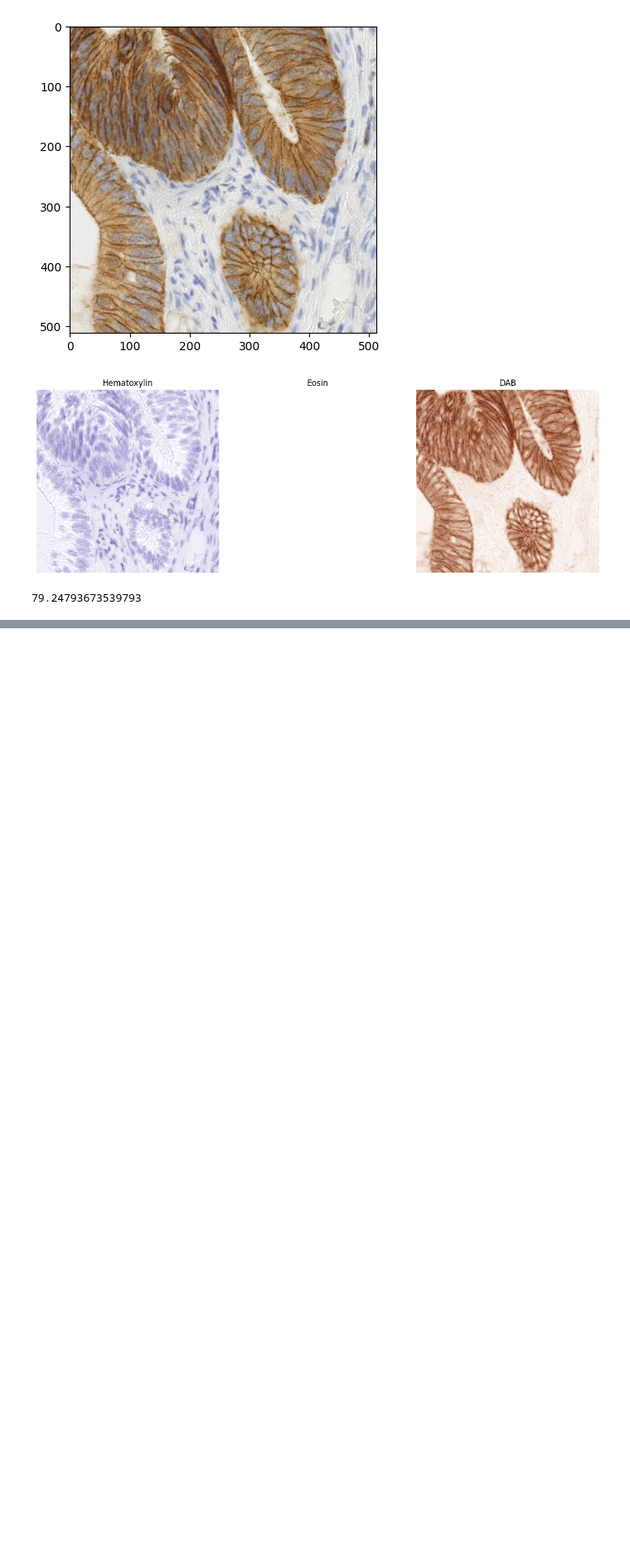
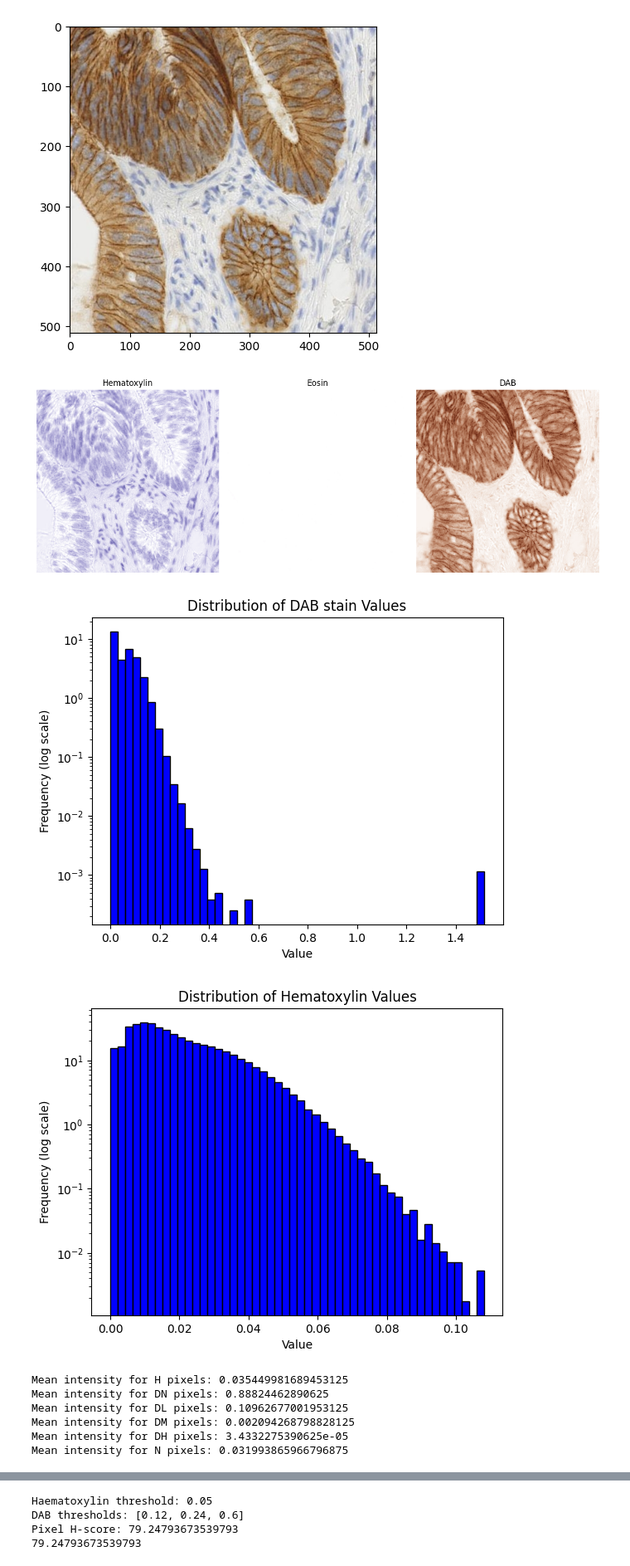
Before and after one commit to IntegratedPathologyUnit-ICR/pyhscore, a Jupyter notebook: nbs/00_score.ipynb, the cells around one changed output, grey strips where cells are left out. Shown at 83% size. Cells and saved outputs as stored; diff of their text form; code cells hidden in the pictures; blank space fills up the shorter version.

```diff
--- a/nbs/00_score.ipynb
+++ b/nbs/00_score.ipynb
@@ -33,11 +34,15 @@ def compute_pxlhscore(
         (height, width, channels).
 
     - h_threshold (str or float): Threshold for Hematoxylin intensity.
-        If 'auto', the threshold is set to the mean intensity.
+        If 'default', the threshold is set to 0.05.
+        If 'static', the threshold is set to the mean intensity.
+        If 'auto', the threshold is set based on Otsu's thresholding.
 
     - d_thresholds (str or list of floats): Thresholds for DAB intensity,
         defining negative, low, medium, and high intensity ranges.
-        If 'auto', thresholds are set to the 90th, 94.95th, and 99.9th percentiles.
+        If 'default', thresholds are set to [0.12, 0.24, 0.6].
+        If 'static', thresholds are set to the 90th, 94.95th, and 99.9th percentiles.
+        If 'auto', thresholds are set based on Otsu's thresholding for 3 classes.
 
     - verbose (bool): If True, displays histograms of the distributions of
         Hematoxylin and DAB stain values, and images showing pixels classified
@@ -55,13 +60,23 @@ def compute_pxlhscore(
     h_array = hed_img[:, :, 0].flatten()
     d_array = hed_img[:, :, 2].flatten()
 
-    # Automatic thresholding for Hematoxylin if requested
-    if h_threshold == "auto":
+    # Hematoxylin thresholds
+    if h_threshold == "default":
+        h_threshold = 0.05
+    elif h_threshold == "static":
         h_threshold = np.mean(h_array)
-
-    # Automatic thresholding for DAB if requested
-    if d_thresholds == "auto":
+    elif h_threshold == "auto":
+        h_threshold = ski.filters.threshold_otsu(
+            image=h_array, nbins=256, hist=None)
+    # DAB thresholds
+    if d_thresholds == "default":
+        d_thresholds = [0.12, 0.24, 0.6]
+    elif d_thresholds == "static":
         d_thresholds = np.quantile(d_array, [0.9, 0.9495, 0.999])
+    elif d_thresholds == "auto":
+        d_thresholds = ski.filters.threshold_multiotsu(
+            image=d_array, classes=4,
+            nbins=256, hist=None)
 
     # Plotting histograms if verbose mode is on
     if verbose:
@@ -98,7 +113,7 @@ def compute_pxlhscore(
         print(f"Mean intensity for DH pixels: {dh_pixels.mean()}")
         print(f"Mean intensity for N pixels: {n_pixels.mean()}")
 
-        fig, axs = matplotlib.pyplot.subplots(2, 2, figsize=(6, 6))
+        fig, axs = pyplot.subplots(2, 2, figsize=(6, 6))
         axs[0, 0].imshow(dh_pixels)
         axs[0, 0].set_title("High DAB")
         axs[0, 1].imshow(dm_pixels)
@@ -110,7 +125,7 @@ def compute_pxlhscore(
         for ax_row in axs:
             for ax in ax_row:
                 ax.axis("off")
-        matplotlib.pyplot.show()
+        pyplot.show()
 
     # Calculating the pixel H-score
     dh_pixels_sum = dh_pixels.sum()
@@ -119,6 +134,8 @@ def compute_pxlhscore(
     pxlHscore = 100 * (3 * dh_pixels_sum + 2 * dm_pixels_sum + dl_pixels_sum) / (dh_pixels_sum + dm_pixels_sum + dl_pixels_sum + n_pixels.sum())
 
     if verbose:
+        print(f"Haematoxylin threshold: {h_threshold}")
+        print(f"DAB thresholds: {d_thresholds}")
         print(f"Pixel H-score: {pxlHscore}")
 
     return pxlHscore
@@ -172,7 +187,14 @@ pyplot.show()
 # %% [output]
 [figure]
 # %%
-result = compute_pxlhscore(ihc_hed)
+result = compute_pxlhscore(ihc_hed, verbose=True)
 print(result)
 # %% [output]
+[figure, added]
+[figure, added]
-79.24793673539793
+Mean intensity for H pixels: 0.035449981689453125
+Mean intensity for DN pixels: 0.88824462890625
+Mean intensity for DL pixels: 0.10962677001953125
+Mean intensity for DM pixels: 0.002094268798828125
+Mean intensity for DH pixels: 3.4332275390625e-05
+Mean intensity for N pixels: 0.031993865966796875
@@ -178,0 +202,4 @@ print(result)
+Haematoxylin threshold: 0.05
+DAB thresholds: [0.12, 0.24, 0.6]
+Pixel H-score: 79.24793673539793
+79.24793673539793
```
Also changed, not shown: parts of 8 cells of this notebook, 3 other files.
